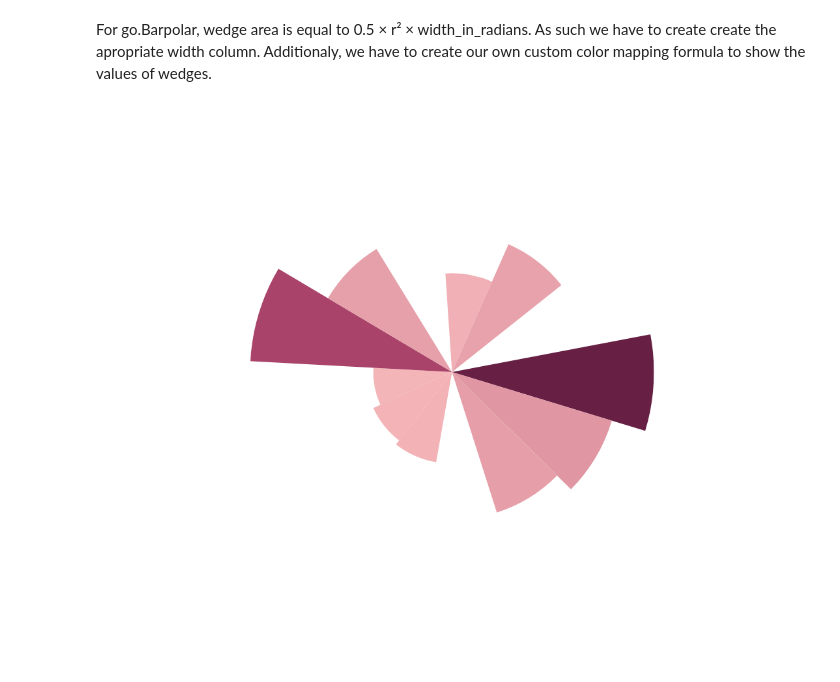
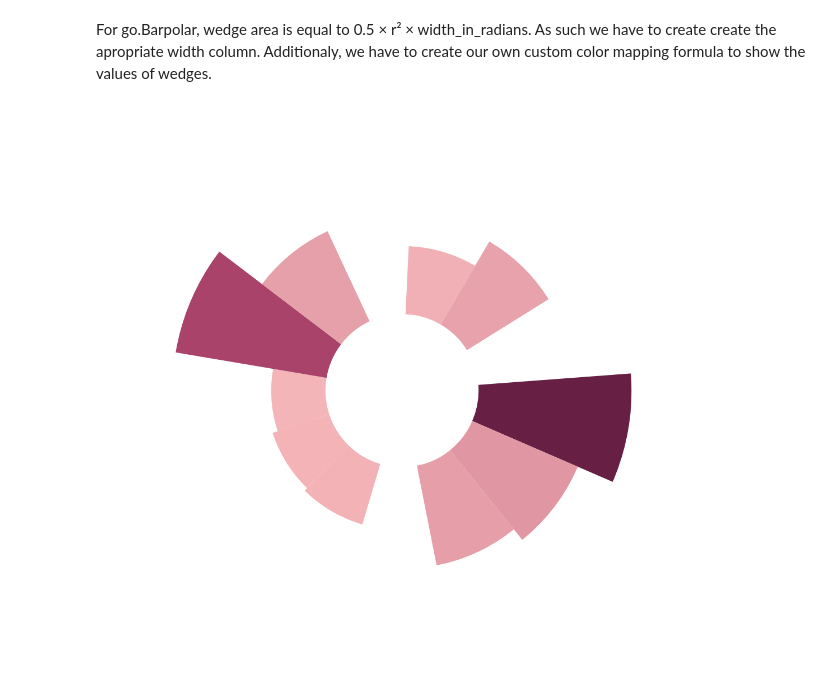
Before and after one commit to romgzn/Data_Analysis_Machine_Learning_Assignments, a Jupyter notebook: first_assignment/Sandwich.ipynb, the cells around one changed output. Saved outputs shown, nothing was run; the diff lists cells and outputs as text; code cells hidden in the pictures; blank space fills up the shorter version.

```diff
--- a/first_assignment/Sandwich.ipynb
+++ b/first_assignment/Sandwich.ipynb
@@ -206,8 +219,8 @@ For go.Barpolar, wedge area is equal to 0.5 × r² × width_in_radians.
 As such we have to create create the apropriate width column. Additionaly, we have to create our own custom color mapping formula to show the values of wedges.
 # %%
 fig = go.Figure(go.Barpolar(
-    r=[np.sqrt(max(v, 0)) for v in donut_eco['shortfallOvershoot_pct']],
-    width=360/13,
+    r=[np.sqrt(max(v, 0))/2.2 for v in donut_eco['shortfallOvershoot_pct']],
+    width= 360/13,
     marker=dict(
         color=donut_eco['shortfallOvershoot_pct'],
         # Intermediate stop at 0.28 to prevent haz. chem. prod.
@@ -216,39 +229,39 @@ fig = go.Figure(go.Barpolar(
         # approximatelly species ext over.(2nd greater over. value)
         colorscale=[[0, '#ffc6c4'], [0.28, '#aa446b'], [1, '#672044']],
         cmin=donut_eco['shortfallOvershoot_pct'].min(),
         cmax=donut_eco['shortfallOvershoot_pct'].max(),
-        showscale=False
+        showscale=False,
     ),
-    text=donut_eco['indicator'],
+    base=5,
+    hovertext=donut_eco['indicator'],
     customdata=donut_eco['shortfallOvershoot_pct'],
-    hovertemplate='<b>%{text}</b><br>Overshoot: %{customdata:.1f}%<extra></extra>'
+    hovertemplate='<b>%{hovertext}</b><br>Overshoot: %{customdata:.1f}%<extra></extra>'
 ))
-
 
 fig.update_layout(
     template=None,
-    width=800,
-    height=800,
+    width=1000,
+    height=1000,
     polar=dict(
         bgcolor='rgba(0,0,0,0)',
         radialaxis=dict(
-            range = [0,20],
+            range = [0,15],
             showgrid=False,
             showline=False,
             showticklabels=False,
             ticks=''
         ),
         angularaxis=dict(
-            rotation=80,
+            rotation=73.5,
             direction='clockwise',
             showgrid=False,
             showline=False,
             showticklabels=False,
             ticks=''
         )
     )
 )
 
 fig.show()
 # %% [output]
-[figure, old version]
+[figure, new version]
```
Also changed, not shown: parts of 5 cells of this notebook.
